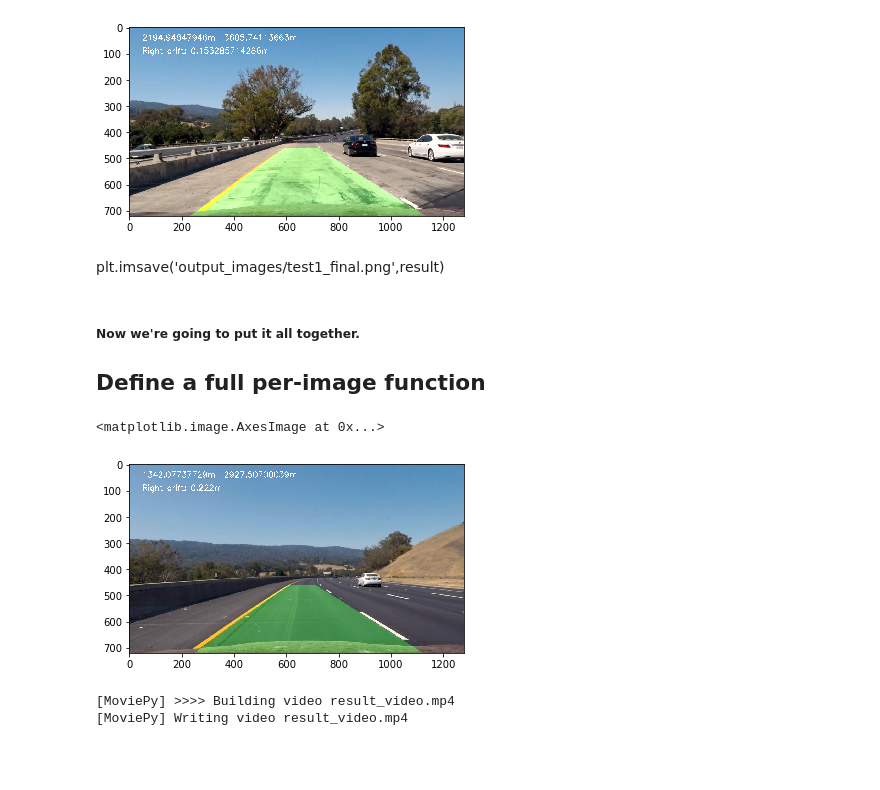
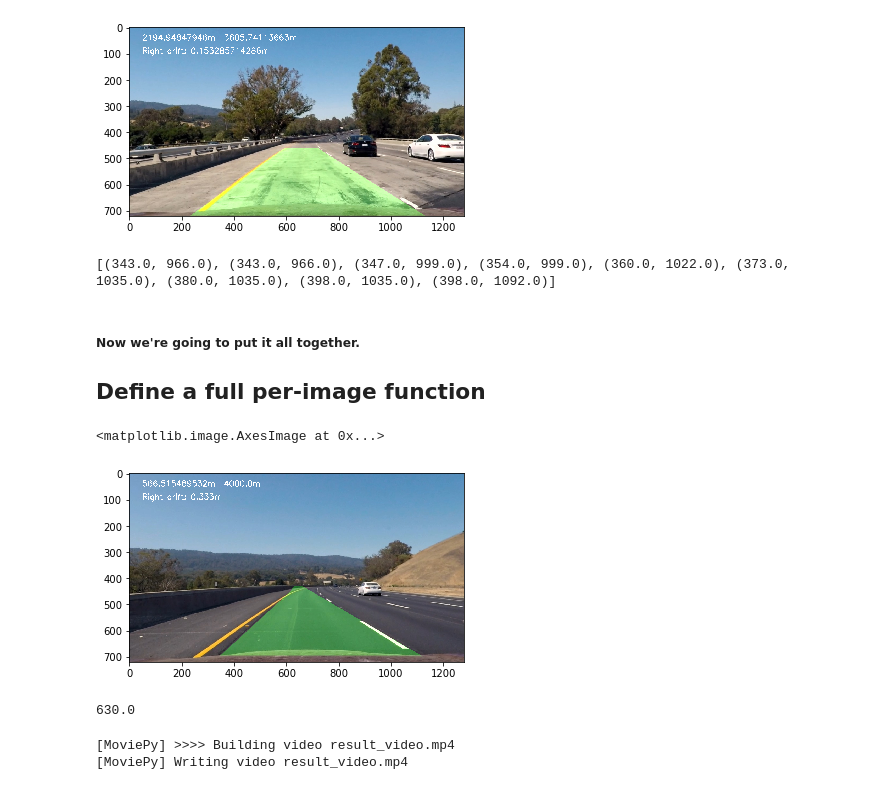
Before and after one commit to jeffDL/CarND-Advanced-Lane-Lines, a Jupyter notebook: Advanced-Lane-Finding.ipynb, the cells around one changed output. Drawn from its saved outputs; the diff is of its cells as text; code cells hidden in the pictures; blank space fills up the shorter version.

```diff
--- a/Advanced-Lane-Finding.ipynb
+++ b/Advanced-Lane-Finding.ipynb
@@ -57,7 +57,7 @@ plt.subplots_adjust(left=0., right=1, top=0.9, bottom=0.)
 
 ## 1. Distortion Correction
 # %%
-test1 = cv2.undistort(mpimg.imread('test_images/test1.jpg'), mtx, dist, None, mtx)
+test1 = cv2.undistort(mpimg.imread('test_images/straight_lines1.jpg'), mtx, dist, None, mtx)
 plt.imshow(test1)
 # %% [output]
 <matplotlib.image.AxesImage at 0x...>
@@ -365,5 +387,7 @@ plt.imshow(result)
 # %% [output]
 <matplotlib.image.AxesImage at 0x...>
 [figure]
-# %% [markdown]
-plt.imsave('output_images/test1_final.png',result)
+# %%
+print(window_centroids)
+# %% [output]
+[(343.0, 966.0), (343.0, 966.0), (347.0, 999.0), (354.0, 999.0), (360.0, 1022.0), (373.0, 1035.0), (380.0, 1035.0), (398.0, 1035.0), (398.0, 1092.0)]
@@ -374,6 +400,8 @@ plt.imsave('output_images/test1_final.png',result)
 # %%
 pts_old = None
 # %%
+pts_old = None
+
 def paintFrame(frame):
     global pts_old
     fixed = cv2.undistort(frame, mtx, dist, None, mtx)
@@ -415,7 +443,6 @@ def paintFrame(frame):
 
 
 
-
     # Define conversions in x and y from pixels space to meters
     ym_per_pix = 30/720 # meters per pixel in y dimension
     xm_per_pix = 3.7/700 # meters per pixel in x dimension
@@ -424,11 +451,11 @@ def paintFrame(frame):
     left_fit_cr = np.polyfit(lefty*ym_per_pix, leftx*xm_per_pix, 2)
     right_fit_cr = np.polyfit(righty*ym_per_pix, rightx*xm_per_pix, 2)
     # Calculate the new radii of curvature  : note y_eval has been replaced by np.max(lefty)
-    left_curverad = ((1 + (2*left_fit_cr[0]*np.max(lefty)*ym_per_pix + left_fit_cr[1])**2)**1.5) / np.absolute(2*left_fit_cr[0])
-    right_curverad = ((1 + (2*right_fit_cr[0]*np.max(righty)*ym_per_pix + right_fit_cr[1])**2)**1.5) / np.absolute(2*right_fit_cr[0])
+    left_curverad = min(4000.,((1 + (2*left_fit_cr[0]*lefty[-2]*ym_per_pix + left_fit_cr[1])**2)**1.5) / np.absolute(2*left_fit_cr[0]))
+    right_curverad = min(4000.,((1 + (2*right_fit_cr[0]*righty[-2]*ym_per_pix + right_fit_cr[1])**2)**1.5) / np.absolute(2*right_fit_cr[0]))
 
     # Calculate the offset by taking difference of left and right widths
-    drift = xm_per_pix*(rightx[0] + leftx[0] - img_size[0])
+    drift = (xm_per_pix*(rightx[0] + leftx[0] - img_size[0]))/2.
 
 
 
@@ -445,47 +472,54 @@ def paintFrame(frame):
     # Draw the lane onto the warped blank image
     cv2.fillPoly(color_warp, np.int_([pts]), (0,255, 0))
 
-### Addition to fix bad polys
+
+    ### Addition to fix bad polys
     if (pts_old == None):
         pts_old = color_warp[:,:,1]
-    #print(pts_old.shape)
-    #print(color_warp.shape)
+
+
     a = pts_old
     b = color_warp[:,:,1]
-    #print(pts.shape)
-    #print(pts_old.shape)
+
     ret = cv2.matchShapes(a,b,1,0.0)
     #print(pts_old)
-    if (ret>0.045):
+    if (ret<0.245):
         pts_old = color_warp[:,:,1]
     else:
         color_warp[:,:,1] = pts_old # overwrite the current pts set with our history. keep pts_old.
-###
+    ###
+
 
     # Get inverse transform
     Minv = cv2.getPerspectiveTransform(dst,src)
 
     # Warp the blank back to original image space using inverse perspective matrix (Minv)
     newwarp = cv2.warpPerspective(color_warp, Minv, img_size, flags=cv2.INTER_LINEAR)
 
     # Combine the result with the original image
     result = cv2.addWeighted(fixed, 1, newwarp, 0.3, 0)
 
     result = cv2.putText(result, str(left_curverad)+'m  '+str(right_curverad)+'m',(50,50), cv2.FONT_HERSHEY_SIMPLEX, 1,(255,255,255),2)
     result = cv2.putText(result, 'Right drift: '+str(drift)+'m',(50,100), cv2.FONT_HERSHEY_SIMPLEX, 1,(255,255,255),2)
 
 
 
     return result  #, drift, (left_curverad,right_curverad)
 
 frame = mpimg.imread('test_images/test3.jpg')
 result = paintFrame(frame) #, d, (left,right) = paintFrame(frame)
 plt.imshow(result)
 #print(left, 'm', right, 'm')
 #print('drift right: ', d,'m')
 # %% [output]
 <matplotlib.image.AxesImage at 0x...>
-[figure, old version]
+[figure, new version]
+# %%
+    lefty = righty = np.linspace(warped.shape[0],0,int(warped.shape[0]/window_height))[::-1]
+
+print(lefty[-2])
+# %% [output]
+630.0
 # %%
 # Import everything needed to edit/save/watch video clips
 from moviepy.editor import VideoFileClip
```
Also changed, not shown: parts of 14 cells of this notebook, 9 other files.
